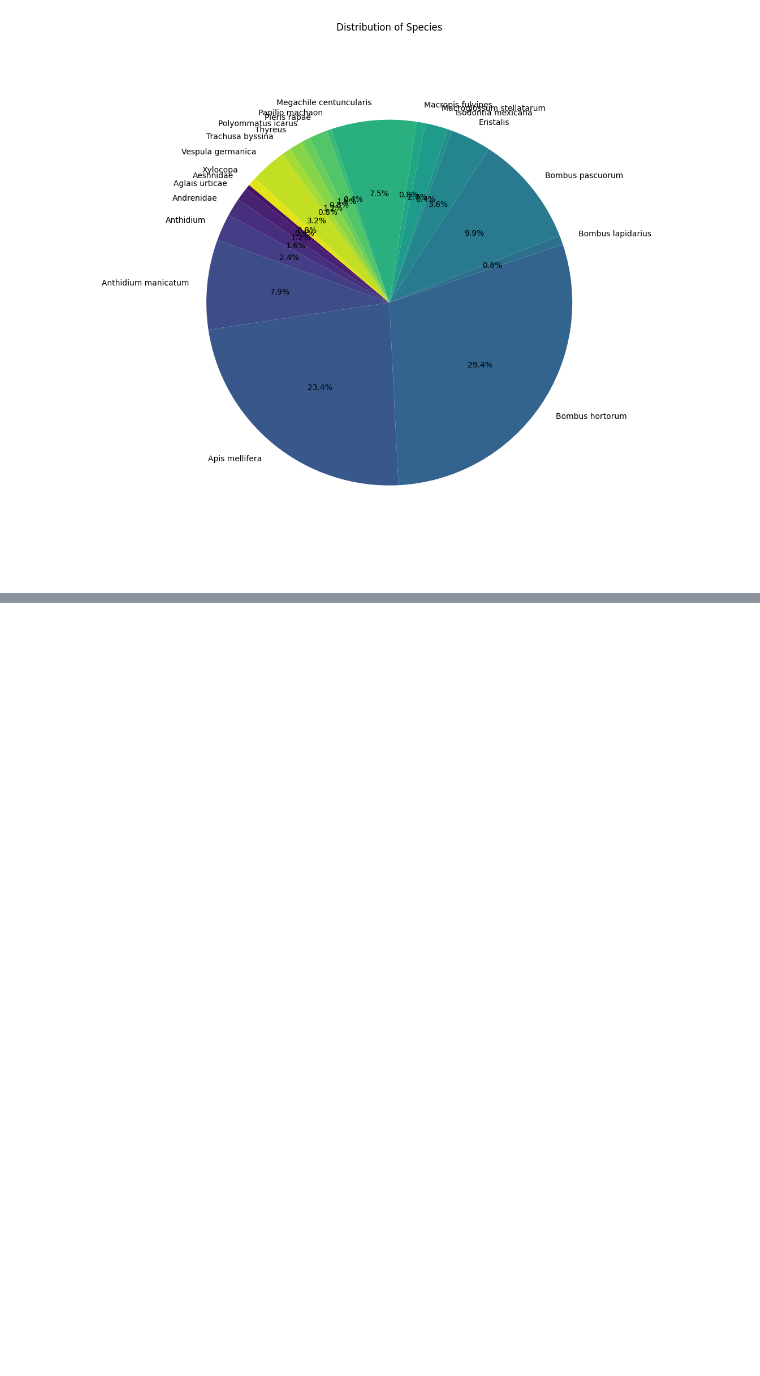
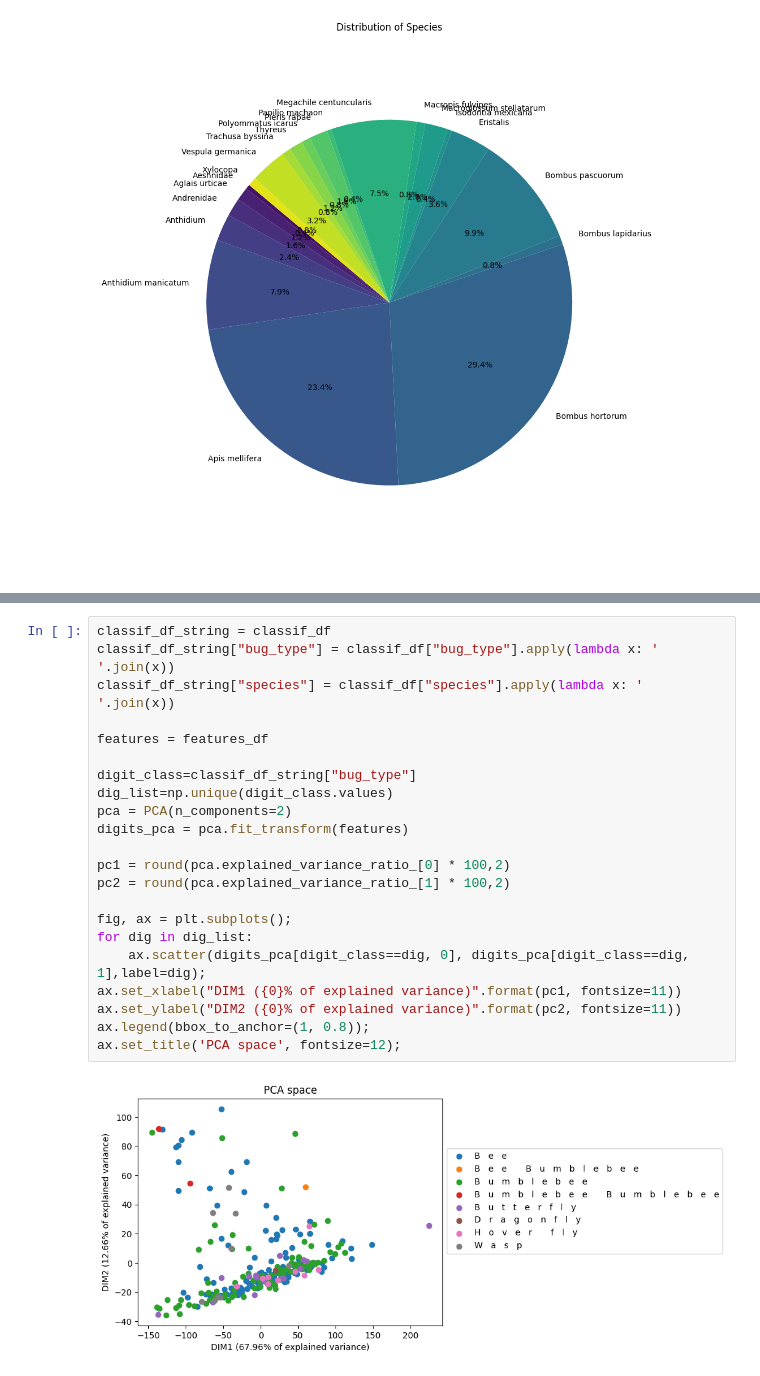
Before and after one commit to zelinze/ToBeeOrNotToBee, a Jupyter notebook: data_visualization.ipynb, the cells around one changed output, grey strips where cells are left out. Cells and saved outputs as stored; diff of their text form; blank space fills up the shorter version.

```diff
--- a/data_visualization.ipynb
+++ b/data_visualization.ipynb
@@ -246,0 +125,24 @@ plot_mds_projection(features_df, classif_df)
+# %%
+classif_df_string = classif_df
+classif_df_string["bug_type"] = classif_df["bug_type"].apply(lambda x: ' '.join(x))
+classif_df_string["species"] = classif_df["species"].apply(lambda x: ' '.join(x))
+
+features = features_df
+
+digit_class=classif_df_string["bug_type"]
+dig_list=np.unique(digit_class.values)
+pca = PCA(n_components=2)
+digits_pca = pca.fit_transform(features)
+
+pc1 = round(pca.explained_variance_ratio_[0] * 100,2)
+pc2 = round(pca.explained_variance_ratio_[1] * 100,2)
+
+fig, ax = plt.subplots();
+for dig in dig_list:
+    ax.scatter(digits_pca[digit_class==dig, 0], digits_pca[digit_class==dig, 1],label=dig);
+ax.set_xlabel("DIM1 ({0}% of explained variance)".format(pc1, fontsize=11))
+ax.set_ylabel("DIM2 ({0}% of explained variance)".format(pc2, fontsize=11))
+ax.legend(bbox_to_anchor=(1, 0.8));
+ax.set_title('PCA space', fontsize=12);
+# %% [output]
+[figure, added]
```
Also changed, not shown: parts of 7 cells of this notebook.
